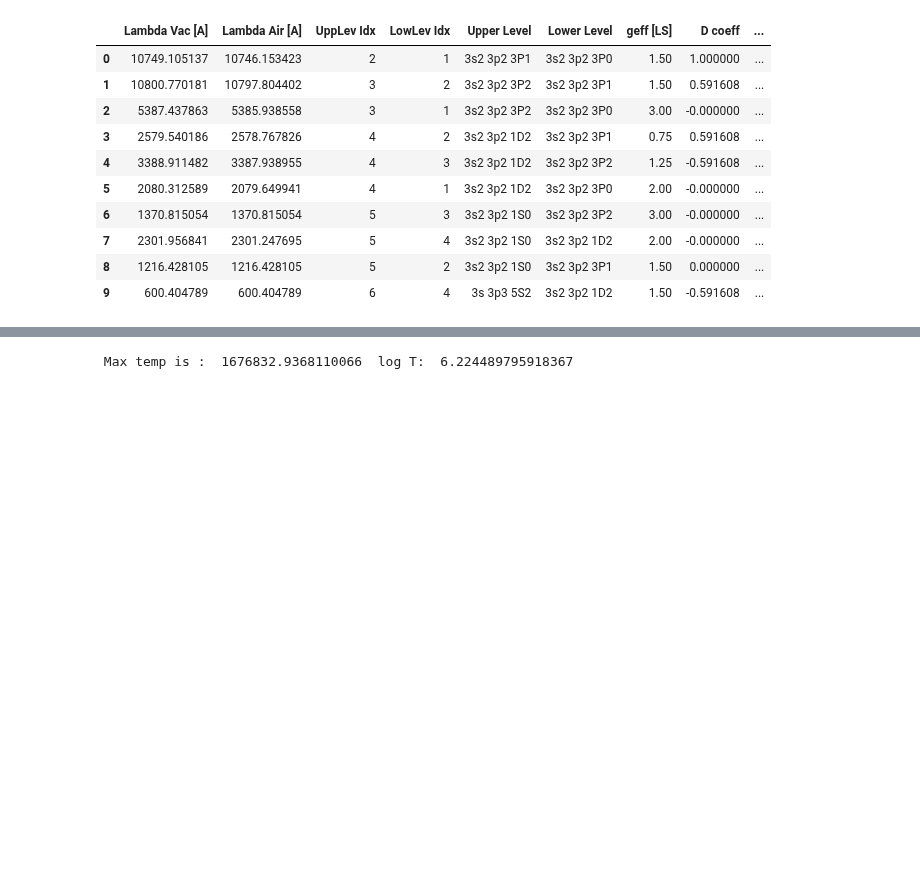
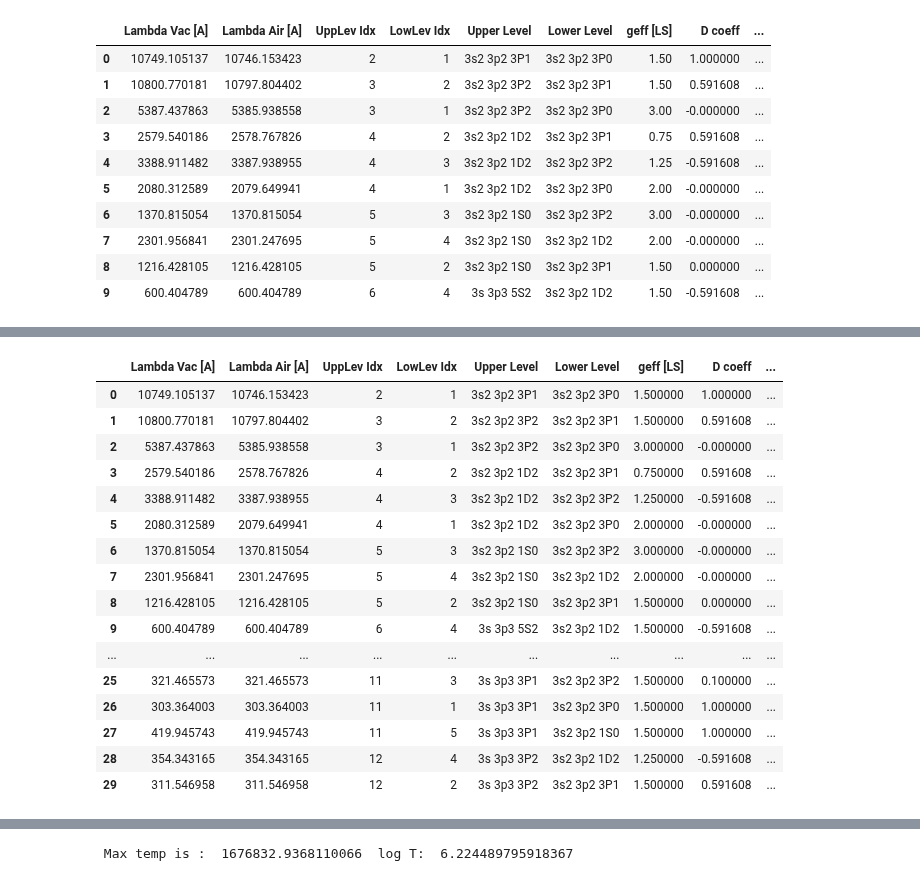
Before and after one commit to tschad/pycelp, a Jupyter notebook: examples/A_tour_of_the_Ion_class.ipynb, the cells around one changed output, grey strips where cells are left out. Saved outputs shown, nothing was run; the diff lists cells and outputs as text; code cells hidden in the pictures; blank space fills up the shorter version.

```diff
--- a/examples/A_tour_of_the_Ion_class.ipynb
+++ b/examples/A_tour_of_the_Ion_class.ipynb
@@ -142,3 +171,34 @@ rad_trans_df[0:10]  ## show first ten transitions only
+# %%
+ttype = np.array(['  ']*len(rad_trans_df))
+wDIP = (np.abs(rad_trans_df['deltaJ']) <= 1)
+ttype[wDIP] ='DD'
+#wQ2 = (np.abs(rad_trans_df['deltaJ']) == 2)
+#ttype[wQ2] ='Q2'
+wE1 = ((rad_trans_df['deltaJ'] == 0) | (np.abs(rad_trans_df['deltaJ']) == 1)) * (np.abs(rad_trans_df['deltaP']) == 1) * (np.abs(rad_trans_df['deltaL']) == 1)
+ttype[wE1] = 'E1'
+wM1 = ((rad_trans_df['deltaJ'] == 0) | (np.abs(rad_trans_df['deltaJ']) == 1)) * (np.abs(rad_trans_df['deltaP']) == 0) * (np.abs(rad_trans_df['deltaL']) == 0)
+ttype[wM1] = 'M1'
+rad_trans_df['ttype'] = ttype
+# %%
+rad_trans_df[0:30]
+# %% [output]
+|  | Lambda Vac [A] | Lambda Air [A] | UppLev Idx | LowLev Idx | Upper Level | Lower Level | geff [LS] | D coeff | ... |
+| 0 | 10749.105137 | 10746.153423 | 2 | 1 | 3s2 3p2 3P1 | 3s2 3p2 3P0 | 1.500000 | 1.000000 | ... |
+| 1 | 10800.770181 | 10797.804402 | 3 | 2 | 3s2 3p2 3P2 | 3s2 3p2 3P1 | 1.500000 | 0.591608 | ... |
+| 2 | 5387.437863 | 5385.938558 | 3 | 1 | 3s2 3p2 3P2 | 3s2 3p2 3P0 | 3.000000 | -0.000000 | ... |
+| 3 | 2579.540186 | 2578.767826 | 4 | 2 | 3s2 3p2 1D2 | 3s2 3p2 3P1 | 0.750000 | 0.591608 | ... |
+| 4 | 3388.911482 | 3387.938955 | 4 | 3 | 3s2 3p2 1D2 | 3s2 3p2 3P2 | 1.250000 | -0.591608 | ... |
+| 5 | 2080.312589 | 2079.649941 | 4 | 1 | 3s2 3p2 1D2 | 3s2 3p2 3P0 | 2.000000 | -0.000000 | ... |
+| 6 | 1370.815054 | 1370.815054 | 5 | 3 | 3s2 3p2 1S0 | 3s2 3p2 3P2 | 3.000000 | -0.000000 | ... |
+| 7 | 2301.956841 | 2301.247695 | 5 | 4 | 3s2 3p2 1S0 | 3s2 3p2 1D2 | 2.000000 | -0.000000 | ... |
+| 8 | 1216.428105 | 1216.428105 | 5 | 2 | 3s2 3p2 1S0 | 3s2 3p2 3P1 | 1.500000 | 0.000000 | ... |
+| 9 | 600.404789 | 600.404789 | 6 | 4 | 3s 3p3 5S2 | 3s2 3p2 1D2 | 1.500000 | -0.591608 | ... |
+| ... | ... | ... | ... | ... | ... | ... | ... | ... | ... |
+| 25 | 321.465573 | 321.465573 | 11 | 3 | 3s 3p3 3P1 | 3s2 3p2 3P2 | 1.500000 | 0.100000 | ... |
+| 26 | 303.364003 | 303.364003 | 11 | 1 | 3s 3p3 3P1 | 3s2 3p2 3P0 | 1.500000 | 1.000000 | ... |
+| 27 | 419.945743 | 419.945743 | 11 | 5 | 3s 3p3 3P1 | 3s2 3p2 1S0 | 1.500000 | 1.000000 | ... |
+| 28 | 354.343165 | 354.343165 | 12 | 4 | 3s 3p3 3P2 | 3s2 3p2 1D2 | 1.250000 | -0.591608 | ... |
+| 29 | 311.546958 | 311.546958 | 12 | 2 | 3s 3p3 3P2 | 3s2 3p2 3P1 | 1.500000 | 0.591608 | ... |
 # %% [markdown]
 ## **Example calculation of the statistical equilibrium**
 
```
Also changed, not shown: parts of 3 cells of this notebook, 2 other files.
